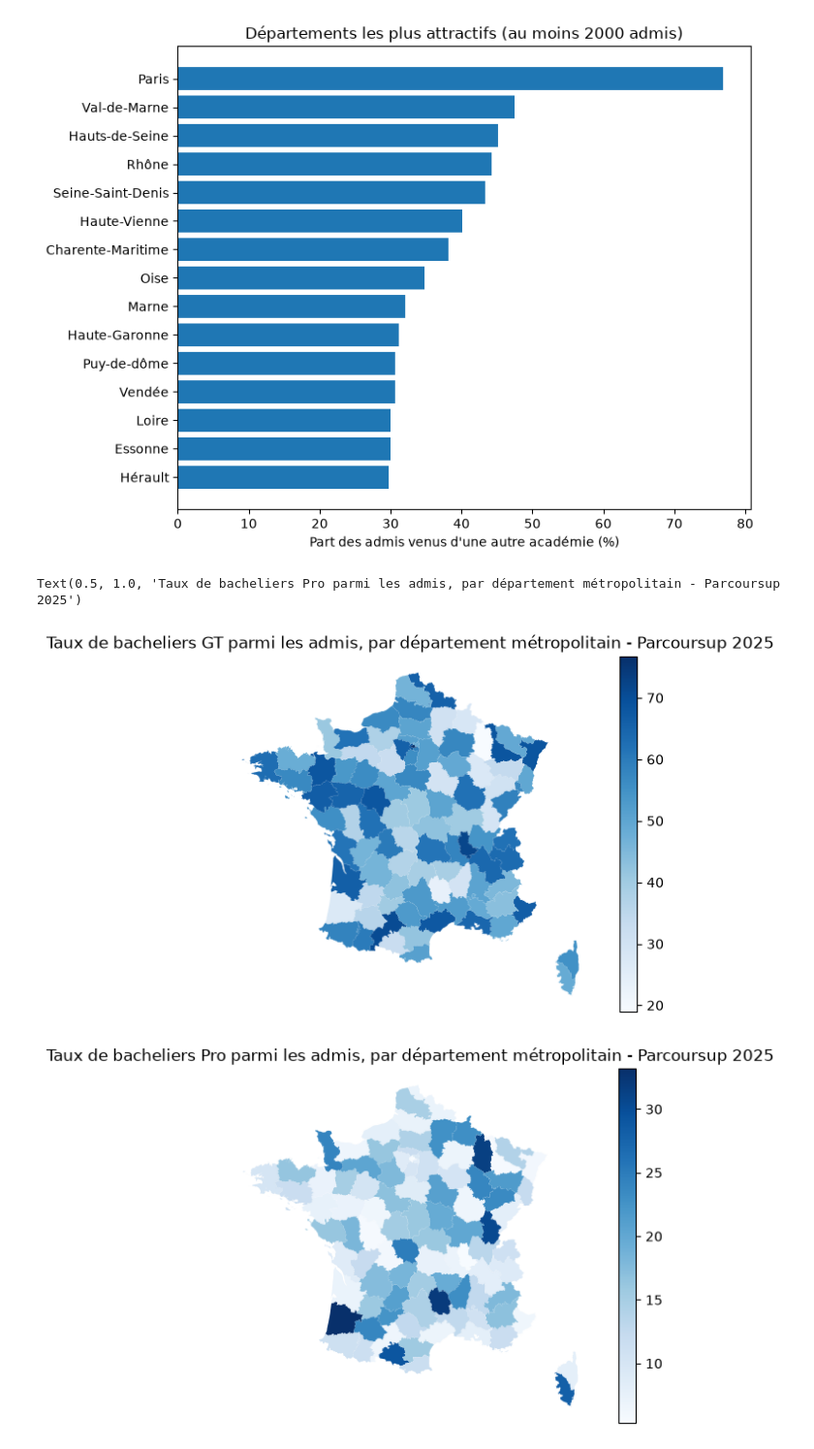
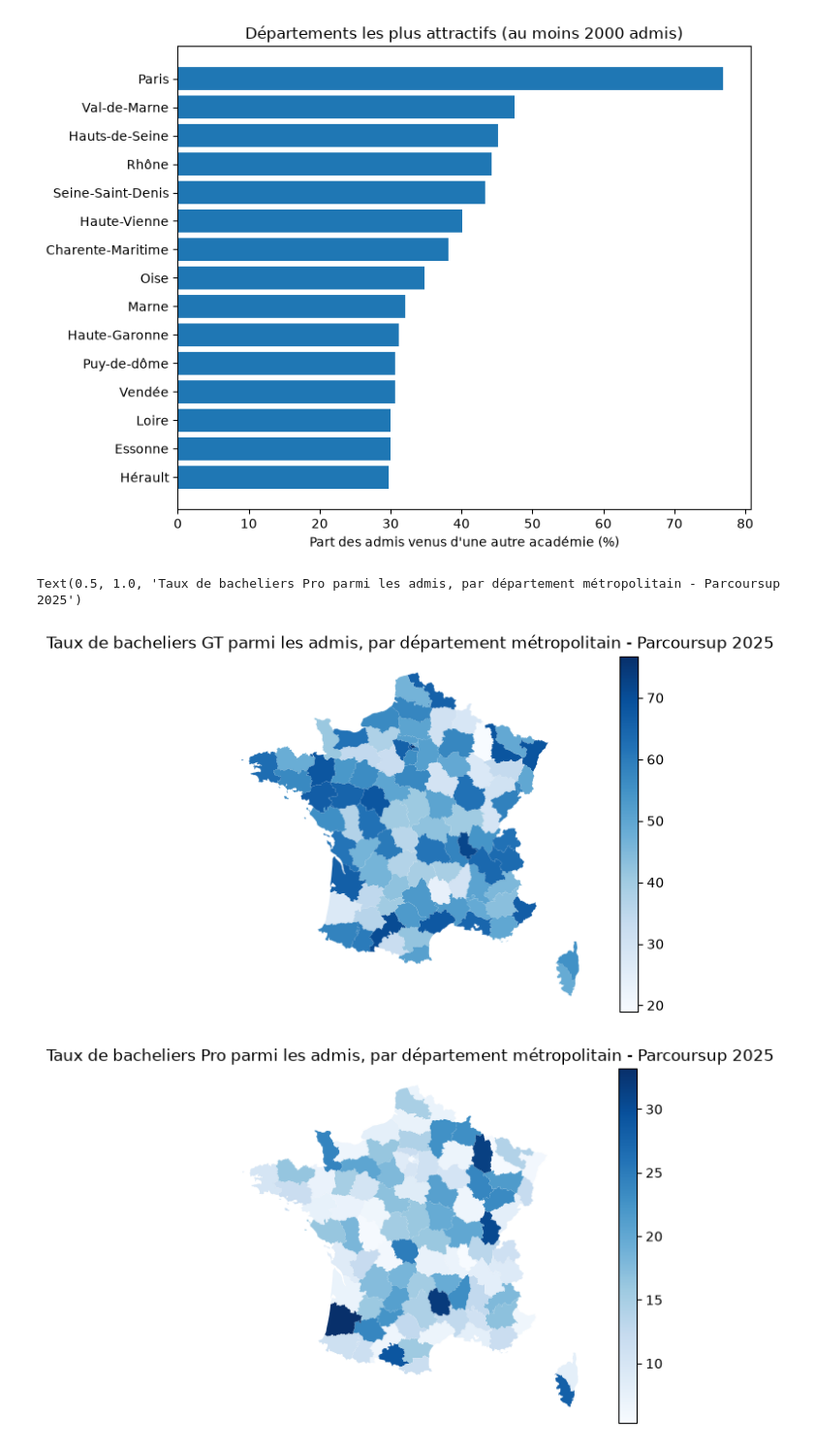
Before and after one commit to ma2nons/Projet-python, a Jupyter notebook: département/parcoursup.ipynb, the cells around one changed output. Shown at 97% size. Drawn from its saved outputs; the diff is of its cells as text; code cells hidden in the pictures.

```diff
--- a/département/parcoursup.ipynb
+++ b/département/parcoursup.ipynb
@@ -180,46 +178,40 @@ dept_bac["Taux de bacheliers Pro"] = 100 * dept_bac["nb_bac_pro"] / dept_bac["ad
 
 #visualisation avec carte faite à l'aide de l'ia
 
-from cartiflette import carti_download
+url = "https://raw.githubusercontent.com/gregoiredavid/france-geojson/master/departements-version-simplifiee.geojson"
+france = gpd.read_file(url)
 
-france = carti_download(
-    values=["France"],
-    crs=4326,
-    borders="DEPARTEMENT",
-    vectorfile_format="geojson",
-    simplification=50,
-    filter_by="FRANCE_ENTIERE",
-    source="EXPRESS-COG-CARTO-TERRITOIRE",
-    year=2022,
+france_metro = france[~france["code"].isin(["971", "972", "973", "974", "976"])].copy()
+france_metro = france_metro.rename(columns={"code": "INSEE_DEP"})
+france_metro["INSEE_DEP"] = france_metro["INSEE_DEP"].astype(str).str.zfill(2)
+
+dept_bac["Code départemental de l'établissement"] = (
+    dept_bac["Code départemental de l'établissement"].astype(str).str.zfill(2)
 )
-
-france_metro = france[~france["INSEE_DEP"].isin(["971", "972", "973", "974", "976"])]
-france_metro["INSEE_DEP"] = france_metro["INSEE_DEP"].astype(str).str.zfill(2)
-dept_bac["Code départemental de l'établissement"] = dept_bac["Code départemental de l'établissement"].astype(str).str.zfill(2)
 
 france_metro = france_metro.merge(
     dept_bac,
     left_on="INSEE_DEP",
     right_on="Code départemental de l'établissement",
     how="left",
 )
 
 graph_gt = france_metro.plot(
     column="Taux de bacheliers GT",
     legend=True,
     cmap="Blues",
 )
 graph_gt.set_axis_off()
 graph_gt.set_title("Taux de bacheliers GT parmi les admis, par département métropolitain - Parcoursup 2025")
 
 graph_pro = france_metro.plot(
     column="Taux de bacheliers Pro",
     legend=True,
     cmap="Blues",
 )
 graph_pro.set_axis_off()
 graph_pro.set_title("Taux de bacheliers Pro parmi les admis, par département métropolitain - Parcoursup 2025")
 # %% [output]
 Text(0.5, 1.0, 'Taux de bacheliers Pro parmi les admis, par département métropolitain - Parcoursup 2025')
 [figure]
-[figure, old version]
+[figure, new version]
```
Also changed, not shown: parts of 4 cells of this notebook.
